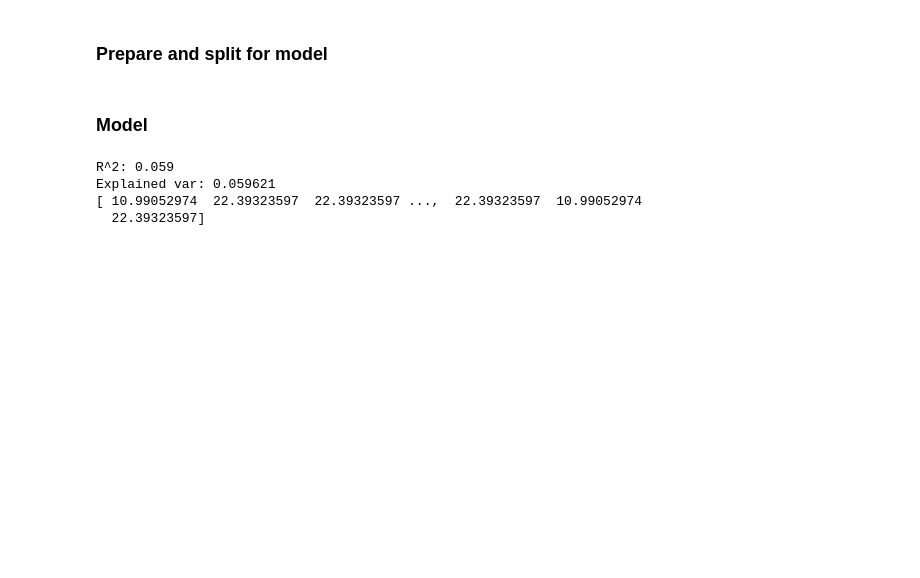
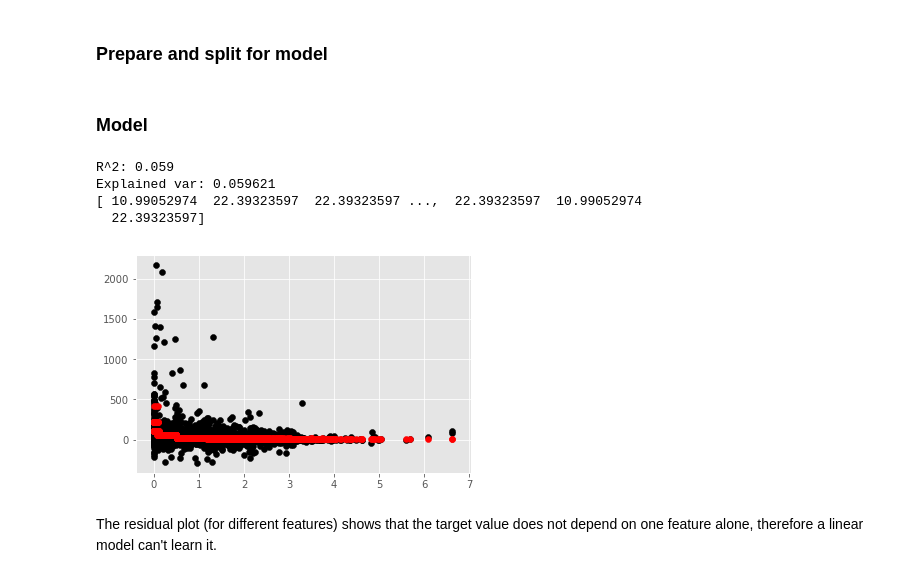
Before and after one commit to fdelia/bots, a Jupyter notebook: 4_prediction_model.ipynb, the cells around one changed output. Drawn from its saved outputs; the diff is of its cells as text; code cells hidden in the pictures; blank space fills up the shorter version.

Commit message:
added residual plot

```diff
--- a/4_prediction_model.ipynb
+++ b/4_prediction_model.ipynb
@@ -292,30 +292,39 @@ model = Pipeline([
 #model = make_pipeline(ItemSelector(
 #        key=['weekday', 'hour', 'time_since_first', 'con_len']),
 #        StandardScaler(), PolynomialFeatures(degree=5), Ridge(alpha=100, max_iter=10, solver='cholesky'))
 model.fit(X_train, y_train)
 y_pred = model.predict(X_test)
 print("R^2: %1.3f" % r2_score(y_test, y_pred))
 print("Explained var: {:3f}".format(explained_variance_score(y_test, y_pred)))
 print(y_pred)
 #print(classification_report(y_test, y_pred))
 
+# Residual plot
+X_res = X_test['time_since_first_trans']
+plt.scatter(X_res, y_test, color='black')
+plt.scatter(X_res, y_pred, color='red')
+plt.show()
+
 if False:
     from sklearn.model_selection import GridSearchCV
     param_grid = {#'polynomialfeatures__degree': [2, 3, 4, 5]
 #        'model__max_depth': list(range(1, 11)),
 #        'model__criterion': ['mse', 'friedman_mse', 'mae']
 #        'model__alpha': np.logspace(-1, 4, 6),
 #        'model__l1_ratio': [0.2, 0.3, 0.4, 0.5, 0.6],
 #        'model__max_iter': [10, 50, 100, 500],
 #        'model__solver': ['auto', 'svd', 'cholesky', 'lsqr']
         #'anova__percentile': [5, 10, 20, 40, 60]
                  }
     grid = GridSearchCV(model, param_grid, cv=3)
     grid.fit(X_train, y_train)
 
     print("Best estimator:\n{}".format(grid.best_estimator_.named_steps['anova']))
 # %% [output]
 R^2: 0.059
 Explained var: 0.059621
 [ 10.99052974  22.39323597  22.39323597 ...,  22.39323597  10.99052974
   22.39323597]
+[figure, added]
+# %% [markdown]
+The residual plot (for different features) shows that the target value does not depend on one feature alone, therefore a linear model can't learn it.
```
Also changed, not shown: parts of 1 cell of this notebook.
